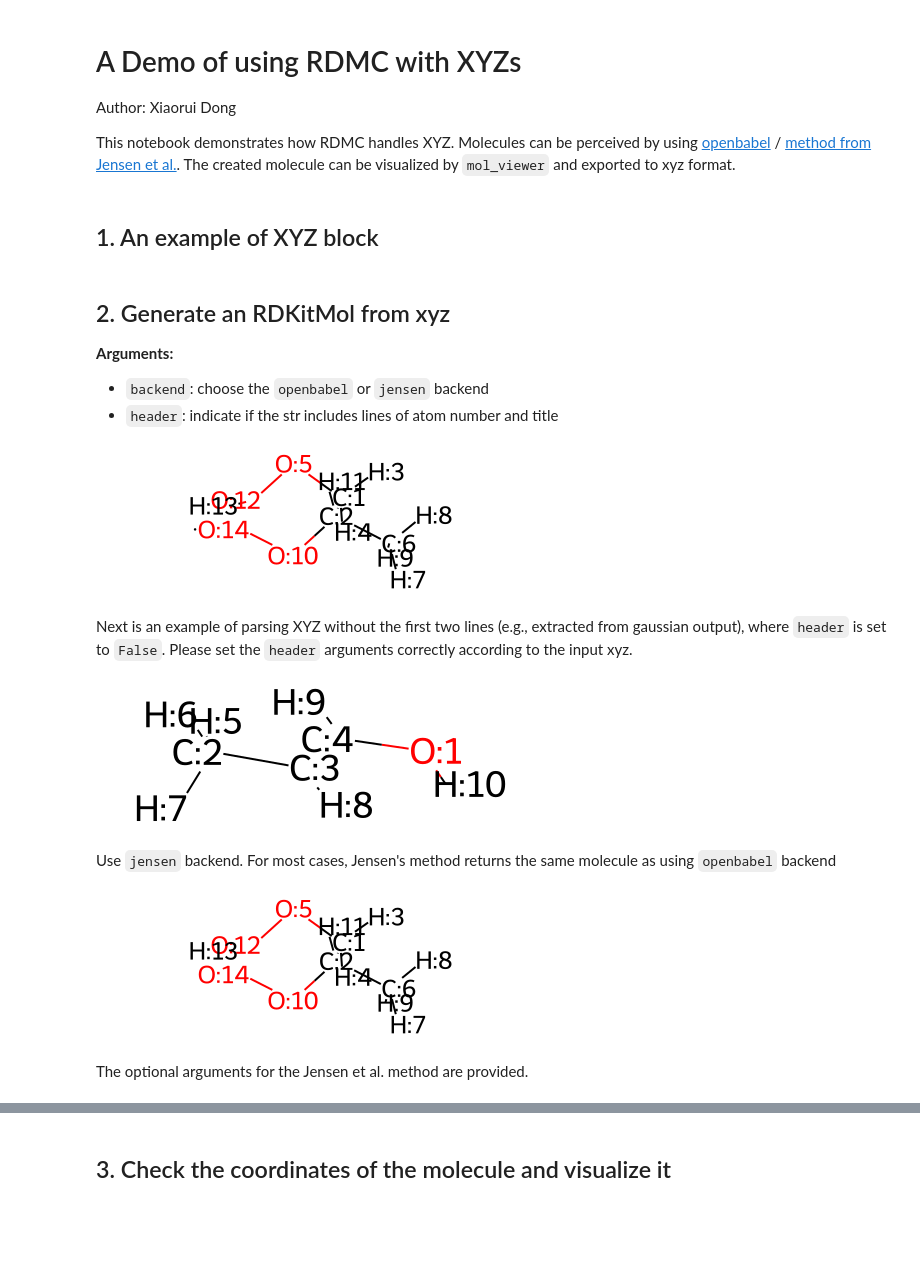
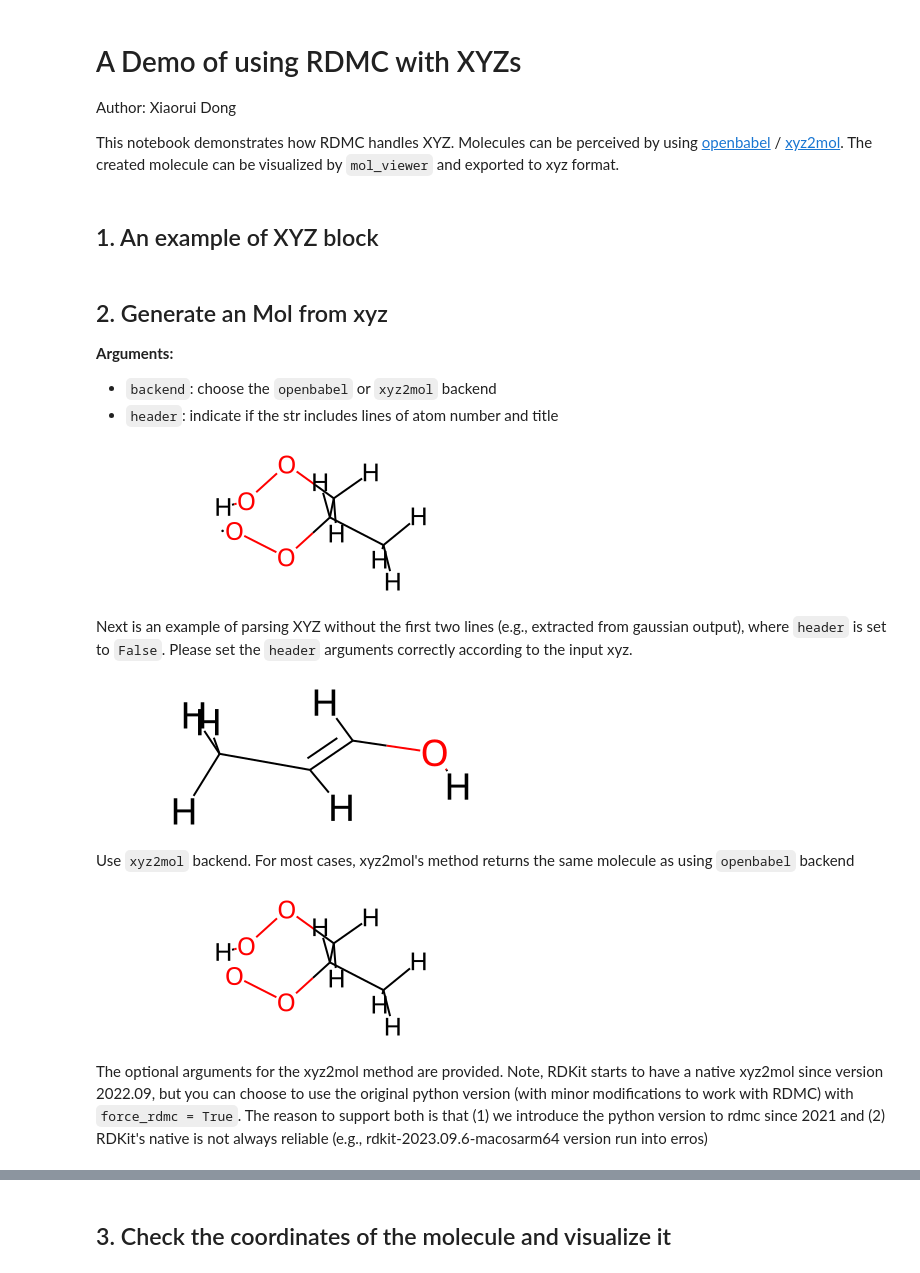
Before and after one commit to xiaoruiDong/RDMC, a Jupyter notebook: ipython/Handle molecule with XYZ.ipynb, the cells around one changed output, grey strips where cells are left out. Cells and saved outputs as stored; diff of their text form; code cells hidden in the pictures; blank space fills up the shorter version.

```diff
--- a/ipython/Handle molecule with XYZ.ipynb
+++ b/ipython/Handle molecule with XYZ.ipynb
@@ -2,5 +2,5 @@
 # A Demo of using RDMC with XYZs
 Author: Xiaorui Dong
 
-This notebook demonstrates how RDMC handles XYZ. Molecules can be perceived by using [openbabel](http://openbabel.org/wiki/Main_Page) / [method from Jensen et al.](https://github.com/jensengroup/xyz2mol). The created molecule can be visualized by `mol_viewer` and exported to xyz format.
+This notebook demonstrates how RDMC handles XYZ. Molecules can be perceived by using [openbabel](http://openbabel.org/wiki/Main_Page) / [xyz2mol](https://github.com/jensengroup/xyz2mol). The created molecule can be visualized by `mol_viewer` and exported to xyz format.
 # %%
@@ -43,26 +43,26 @@ H 0.359144  0.869454  -1.510183
 H 2.513751  -0.490247  -0.302535"""
 ######################################
 # %% [markdown]
-## 2. Generate an RDKitMol from xyz
+## 2. Generate an Mol from xyz
 **Arguments:**
-- `backend`: choose the `openbabel` or `jensen` backend
+- `backend`: choose the `openbabel` or `xyz2mol` backend
 - `header`: indicate if the str includes lines of atom number and title
 # %%
-RDKitMol.FromXYZ(xyz, backend='openbabel', header=True)
+Mol.FromXYZ(xyz, backend='openbabel', header=True)
 # %% [output]
-[figure, old version]
+[figure, new version]
 # %% [markdown]
 Next is an example of parsing XYZ without the first two lines (e.g., extracted from gaussian output), where `header` is set to `False`. Please set the `header` arguments correctly according to the input xyz.
 # %%
-RDKitMol.FromXYZ(xyz_without_header, backend='openbabel', header=False)
+Mol.FromXYZ(xyz_without_header, backend='openbabel', header=False)
 # %% [output]
-[figure, old version]
+[figure, new version]
 # %% [markdown]
-Use `jensen` backend. For most cases, Jensen's method returns the same molecule as using `openbabel` backend
+Use `xyz2mol` backend. For most cases, xyz2mol's method returns the same molecule as using `openbabel` backend
 # %%
-RDKitMol.FromXYZ(xyz, backend='jensen', header=True)
+Mol.FromXYZ(xyz, backend='xyz2mol', header=True)
 # %% [output]
-[figure, old version]
+[figure, new version]
-# %% [markdown]
-The optional arguments for the Jensen et al. method are provided.
+# %% [markdown]
+The optional arguments for the xyz2mol method are provided. Note, RDKit starts to have a native xyz2mol since version 2022.09, but you can choose to use the original python version (with minor modifications to work with RDMC) with `force_rdmc = True`. The reason to support both is that (1) we introduce the python version to rdmc since 2021 and (2) RDKit's native is not always reliable (e.g., rdkit-2023.09.6-macosarm64 version run into erros)
 # %%
```
Also changed, not shown: parts of 3 cells of this notebook.
